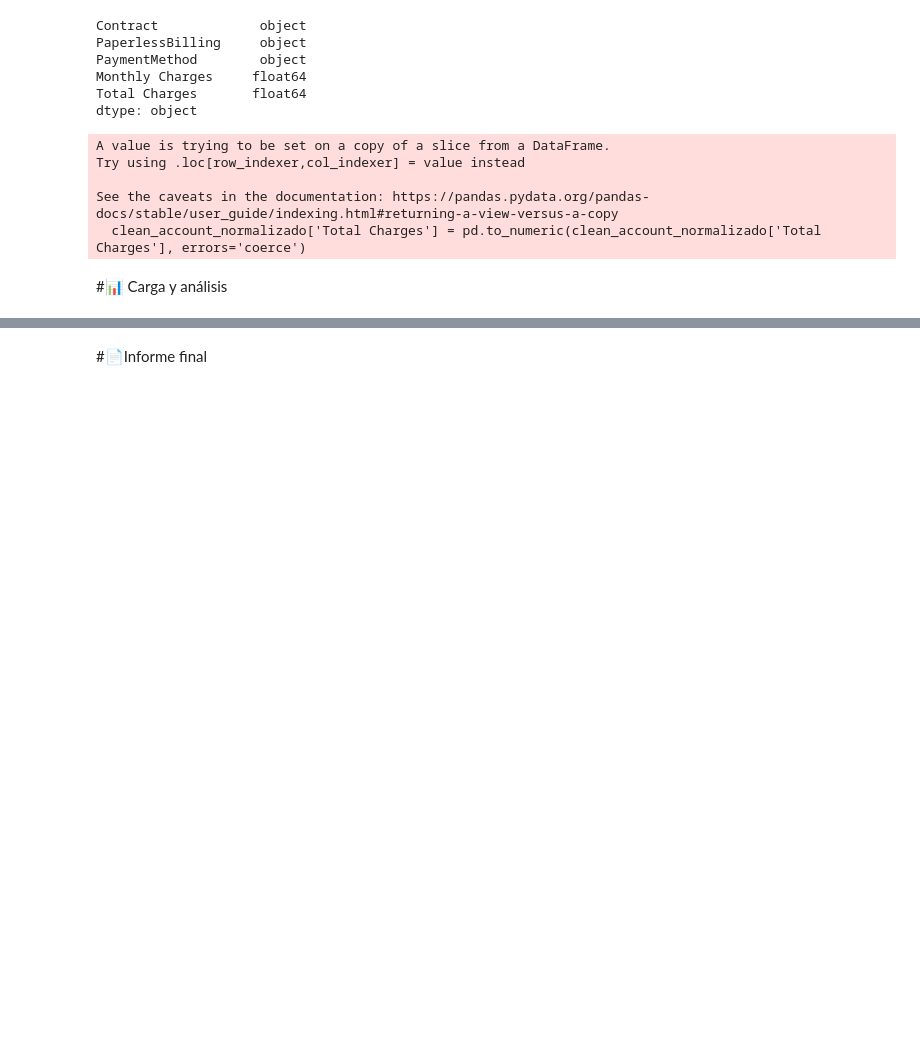
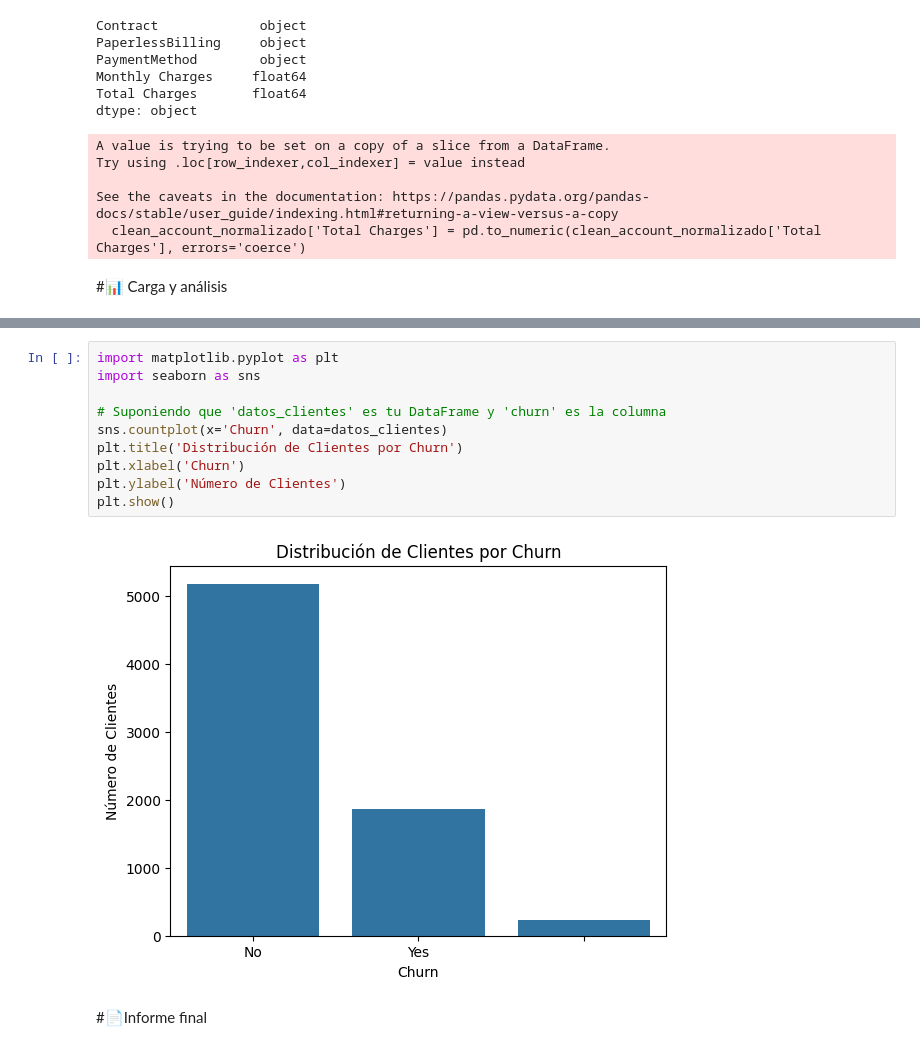
Before and after one commit to AllanFuChao/challenge-telecomx_latam, a Jupyter notebook: TelecomX_LATAM.ipynb, the cells around one changed output, grey strips where cells are left out. Saved outputs shown, nothing was run; the diff lists cells and outputs as text; blank space fills up the shorter version.

```diff
--- a/TelecomX_LATAM.ipynb
+++ b/TelecomX_LATAM.ipynb
@@ -291,2 +324,14 @@ See the caveats in the documentation: https://pandas.pydata.org/pandas-docs/stab
+# %%
+import matplotlib.pyplot as plt
+import seaborn as sns
+
+# Suponiendo que 'datos_clientes' es tu DataFrame y 'churn' es la columna
+sns.countplot(x='Churn', data=datos_clientes)
+plt.title('Distribución de Clientes por Churn')
+plt.xlabel('Churn')
+plt.ylabel('Número de Clientes')
+plt.show()
+# %% [output]
+[figure, added]
 # %% [markdown]
 #📄Informe final
```
Also changed, not shown: parts of 3 cells of this notebook.
